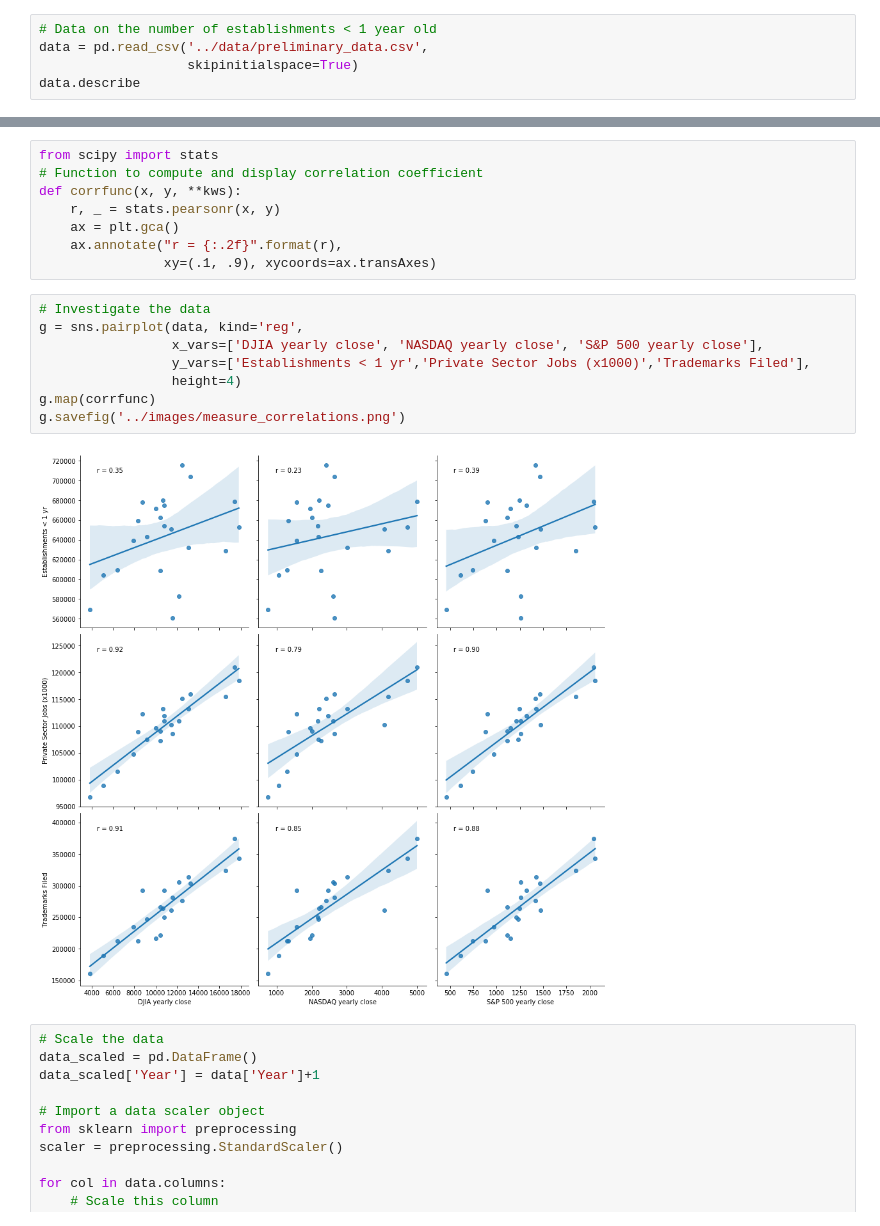
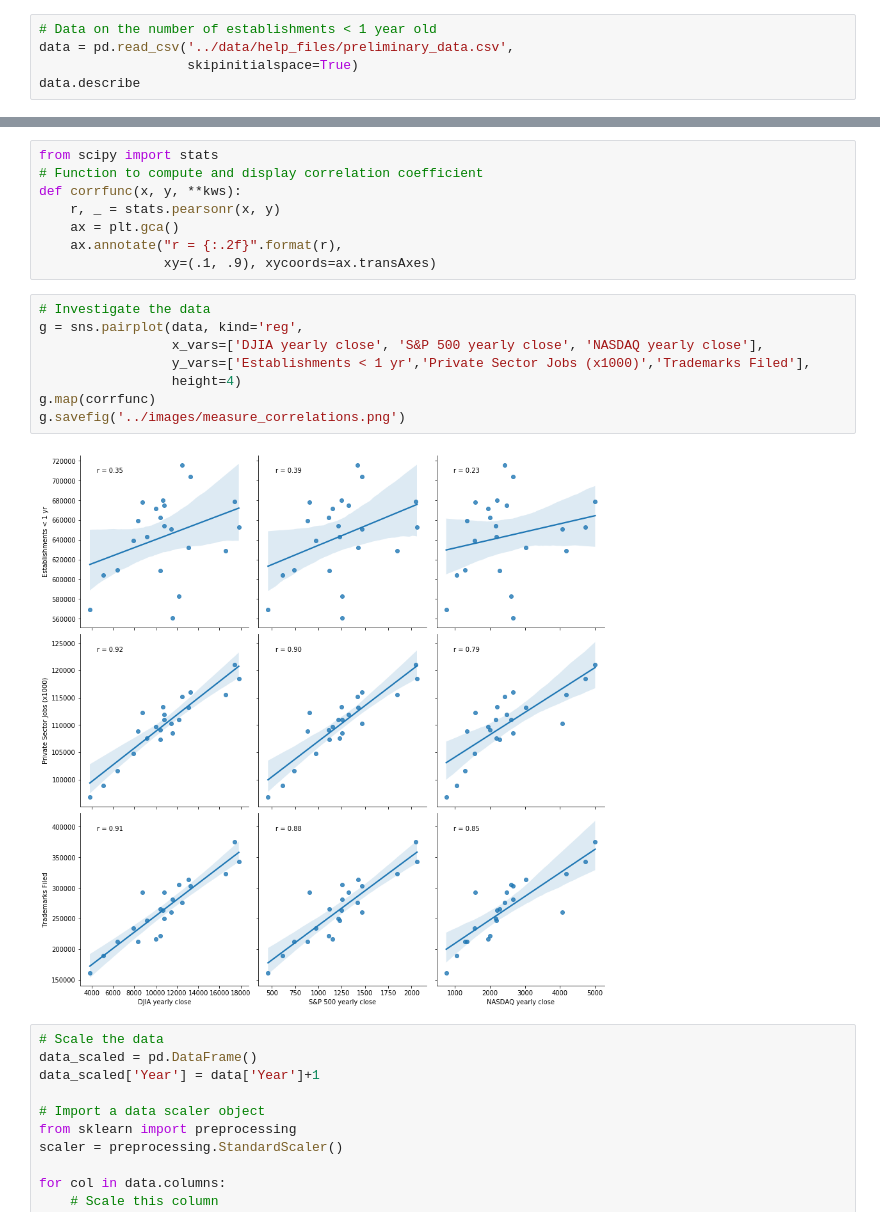
Before and after one commit to Jvinniec/trademarks_and_industry, a Jupyter notebook: notebooks/jobs_and_stocks.ipynb, the cells around one changed output, grey strips where cells are left out. Drawn from its saved outputs; the diff is of its cells as text.

```diff
--- a/notebooks/jobs_and_stocks.ipynb
+++ b/notebooks/jobs_and_stocks.ipynb
@@ -27,7 +34,7 @@ Historical number of trademarks
 * URL: https://www3.wipo.int/ipstats/index.htm?tab=trademark
 # %%
 # Data on the number of establishments < 1 year old
-data = pd.read_csv('../data/preliminary_data.csv',
+data = pd.read_csv('../data/help_files/preliminary_data.csv',
                    skipinitialspace=True)
 data.describe
 # %% [output]
@@ -59,13 +66,13 @@ def corrfunc(x, y, **kws):
 # %%
 # Investigate the data
 g = sns.pairplot(data, kind='reg',
-                 x_vars=['DJIA yearly close', 'NASDAQ yearly close', 'S&P 500 yearly close'],
+                 x_vars=['DJIA yearly close', 'S&P 500 yearly close', 'NASDAQ yearly close'],
                  y_vars=['Establishments < 1 yr','Private Sector Jobs (x1000)','Trademarks Filed'],
                  height=4)
 g.map(corrfunc)
 g.savefig('../images/measure_correlations.png')
 # %% [output]
-[figure, old version]
+[figure, new version]
 # %%
 # Scale the data
 data_scaled = pd.DataFrame()
```
Also changed, not shown: parts of 2 cells of this notebook.
